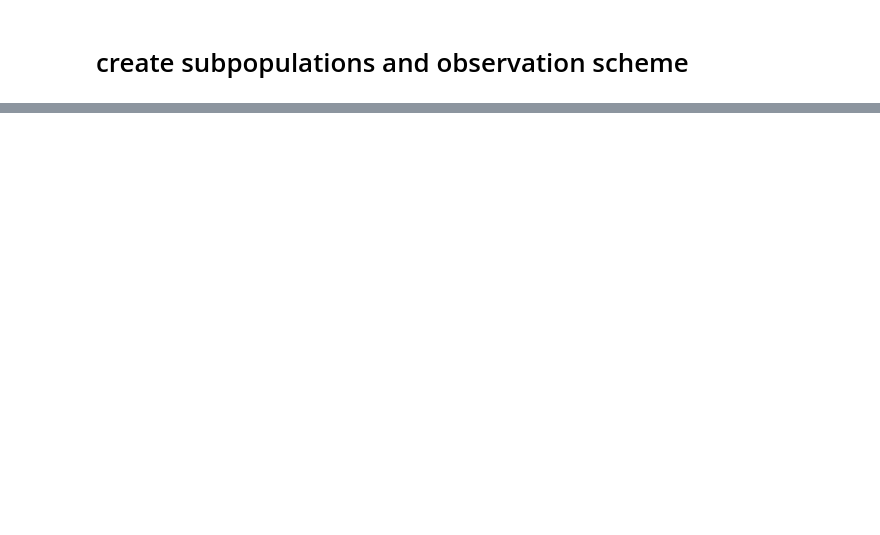
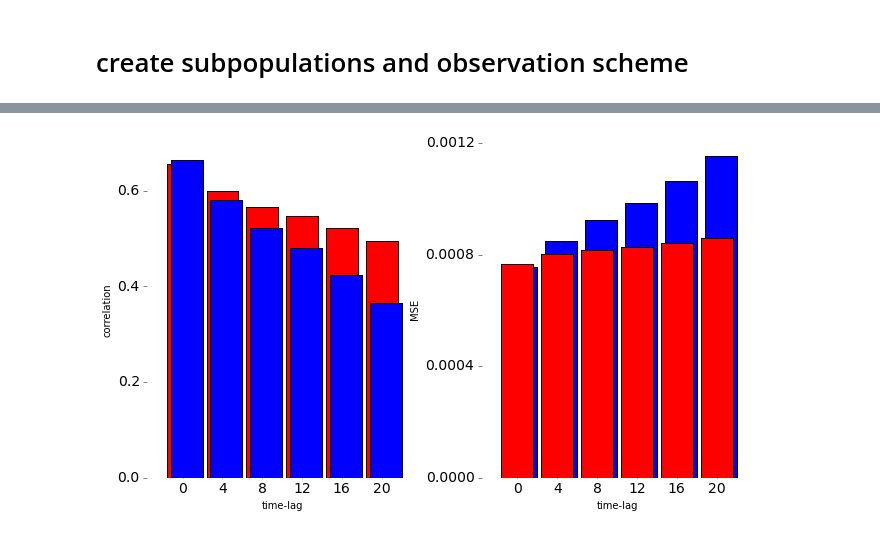
Before and after one commit to mackelab/le_stitch, a Jupyter notebook: python/dev/data_playground.ipynb, the cells around one changed output, grey strips where cells are left out. Cells and saved outputs as stored; diff of their text form; code cells hidden in the pictures; blank space fills up the shorter version.

```diff
--- a/python/dev/data_playground.ipynb
+++ b/python/dev/data_playground.ipynb
@@ -231,7 +176,7 @@ _, pars_est1, traces = run_bad(lag_range=lag_range,n=n,y=y, Om = None, Qs=Qs, id
 print('\n PCA initialisation quality: \n')
 print_slim(Qs,lag_range,pars_est1,idx_a,idx_b,traces,mmap,data_path)
 
-a_C, a_R, a_X = 0.0001, 0.01, 0.01
+a_C, a_R, a_X = 0.00000001, 0.001, 0.01
 batch_size, max_zip_size, max_iter = 1, 100, 10
 _, pars_est1, traces = run_bad(lag_range=lag_range,n=n,y=y, Om = None, Qs=Qs, idx_a=idx_a,idx_b=idx_b,
                                       init=pars_est1,sub_pops=(np.arange(p1),),
@@ -353,0 +347,12 @@ print(psutil.swap_memory())
+# %%
+if False:
+    import numpy as np
+    data_path = '../fits/lsfm/grid_quick/'
+    save_file = 'full_2pops_zsplit_6_lags'
+    tmp = np.load(data_path + save_file + '.npz')
+    p,n,T = tmp['p'],tmp['n'],tmp['T']
+    lag_range = tmp['lag_range']
+    pars_est, pars_pca = tmp['pars_est'].tolist(), tmp['pars_pca'].tolist()
+    sub_pops = tmp['sub_pops']
+    mmap = True
+    del tmp
@@ -468,0 +474,29 @@ plt.show()
+# %%
+plt.figure(figsize=(11,6))
+ax = plt.subplot(121)
+plt.bar(-.4+np.arange(len(lag_range)), corrs_est[:,0], color='r')
+plt.hold(True)
+plt.bar(-.4+np.arange(len(lag_range))+.1, corrs_est[:,1], color='b')
+plt.xticks(np.arange(len(lag_range)), [str(x) for x in lag_range], fontsize=14)
+plt.yticks(np.arange(0,0.61, 0.2), fontsize=14)
+plt.xlabel('time-lag')
+plt.ylabel('correlation')
+plt.box('off')
+ax.get_xaxis().tick_bottom()
+ax.get_yaxis().tick_left()
+
+ax = plt.subplot(122)
+plt.bar(-.4+np.arange(len(lag_range))+.1, MSE_est[:,1], color='b')
+plt.hold(True)
+plt.bar(-.4+np.arange(len(lag_range)), MSE_est[:,0], color='r')
+plt.xticks(np.arange(len(lag_range)), [str(x) for x in lag_range], fontsize=14)
+plt.yticks(np.arange(0,0.0013,0.0004), fontsize=14)
+plt.xlabel('time-lag')
+plt.ylabel('MSE')
+plt.box('off')
+ax.get_xaxis().tick_bottom()
+ax.get_yaxis().tick_left()
+
+plt.savefig(fig_path + 'd_lsfm_full_us_vs_pca.pdf', bbox_inches="tight");
+# %% [output]
+[figure, added]
```
Also changed, not shown: parts of 27 cells of this notebook, 1 other file.
